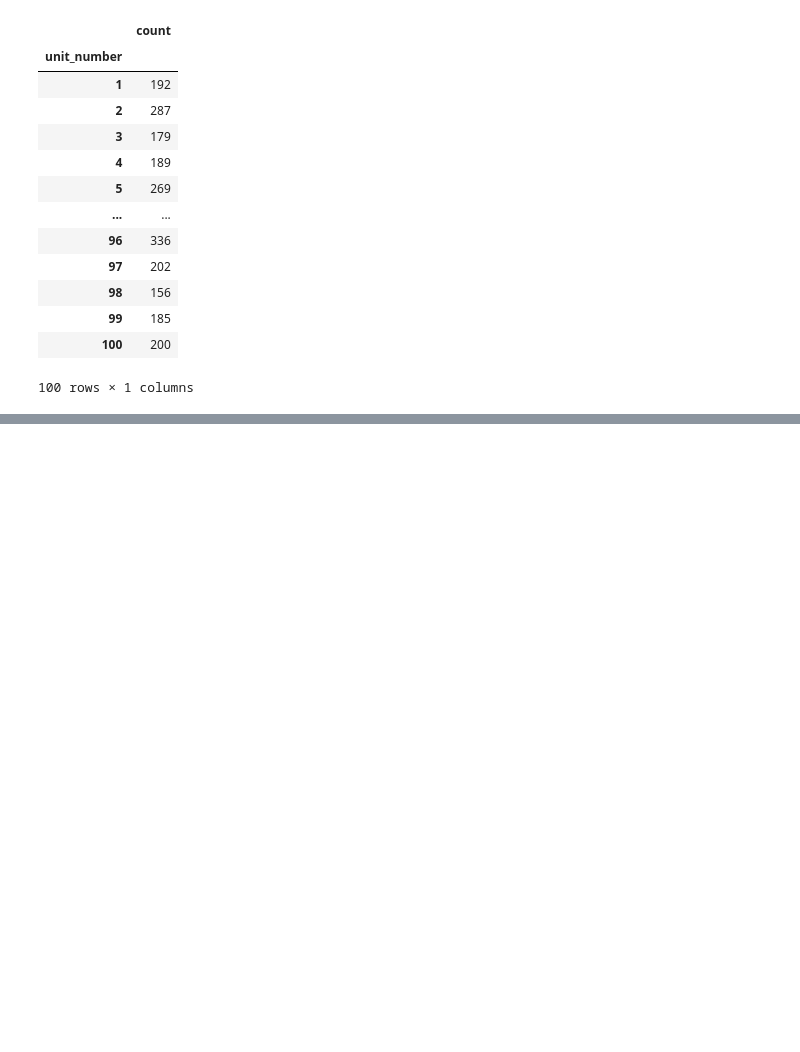
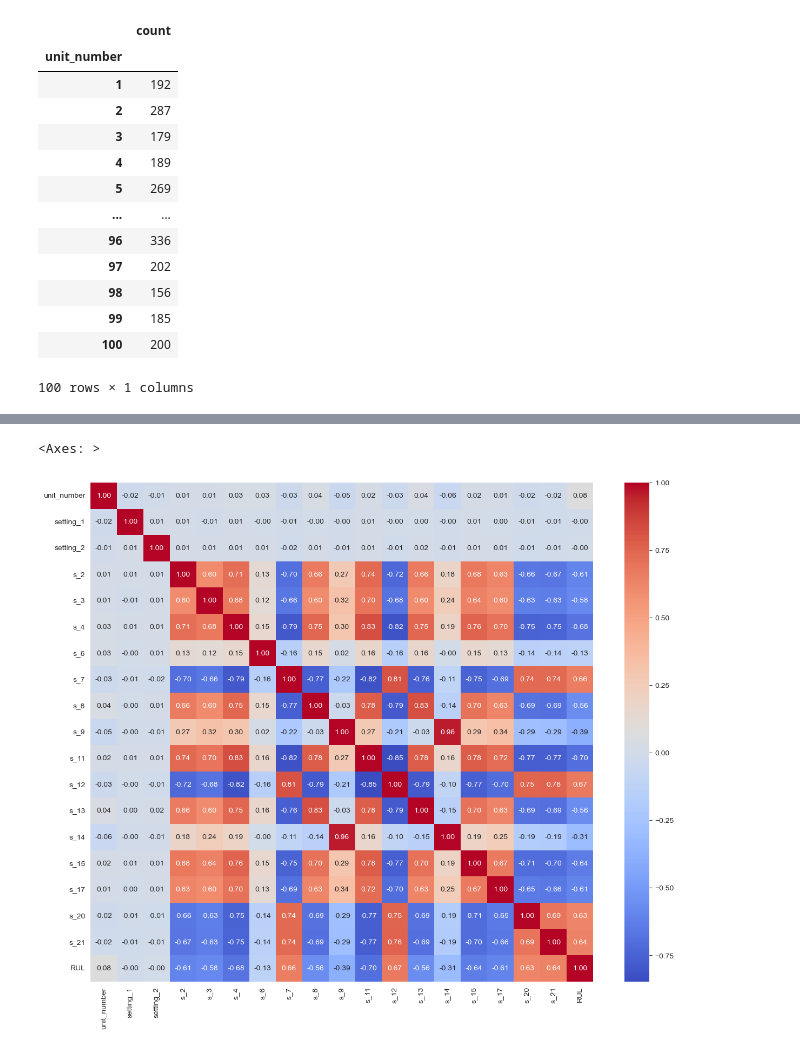
Before and after one commit to oscarguillen-ml/ML-Internship-Portfolio, a Jupyter notebook: 02-predictive-maintenance/predictive_maintenance.ipynb, the cells around one changed output, grey strips where cells are left out. Saved outputs shown, nothing was run; the diff lists cells and outputs as text; code cells hidden in the pictures; blank space fills up the shorter version.

```diff
--- a/02-predictive-maintenance/predictive_maintenance.ipynb
+++ b/02-predictive-maintenance/predictive_maintenance.ipynb
@@ -133 +122,10 @@ pd.DataFrame(RUL_test_FD001_2)
 20631 rows × 1 columns
+# %%
+try:
+    bl_FD001=train_FD001.drop(columns=['time_in_cycles'])
+except:
+    None
+
+bl_FD001['RUL']=RUL_test_FD001_2['RUL']
+
+bl_FD001
@@ -133,0 +146,11 @@ pd.DataFrame(RUL_test_FD001_2)
+# %%
+plt.tight_layout
+
+correlation_matrix=bl_FD001.corr()
+
+plt.figure(figsize=(15,12))
+
+sns.heatmap(correlation_matrix, annot=True, cmap='coolwarm', fmt='.2f')
+# %% [output]
+<Axes: >
+[figure, added]
```
Also changed, not shown: parts of 9 cells of this notebook, 1 other file.
